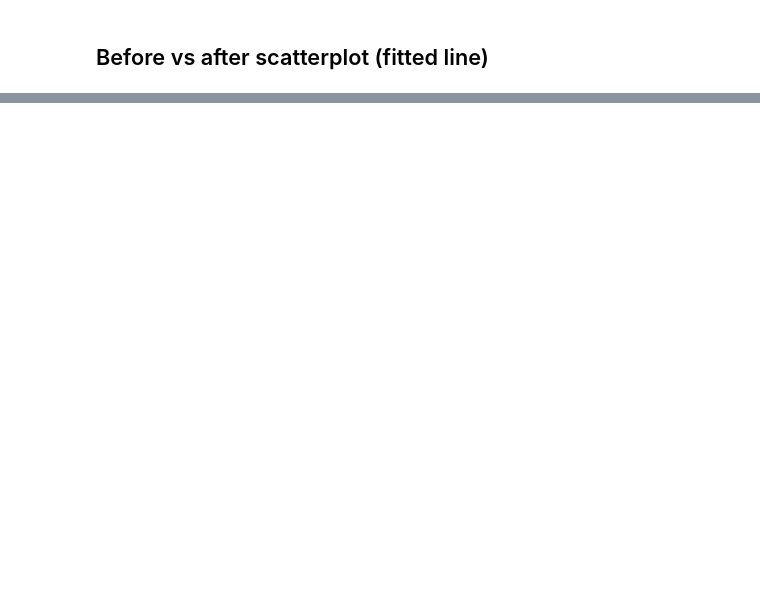
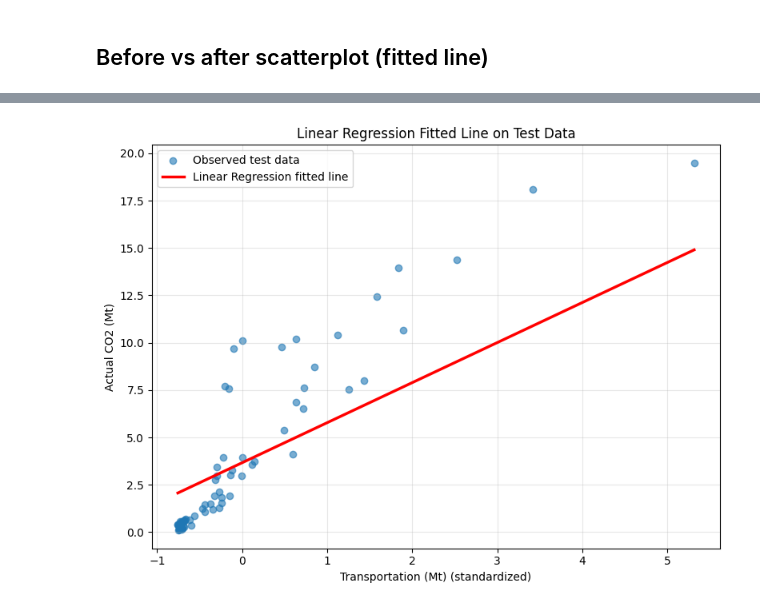
Before and after one commit to hd77alu/linear_regression_model, a Jupyter notebook: summative/linear_regression/multivariate.ipynb, the cells around one changed output, grey strips where cells are left out. Drawn from its saved outputs; the diff is of its cells as text; code cells hidden in the pictures; blank space fills up the shorter version.

```diff
--- a/summative/linear_regression/multivariate.ipynb
+++ b/summative/linear_regression/multivariate.ipynb
@@ -234,0 +450,17 @@ plt.show()
+# %%
+# Model training
+models = {
+    'Linear Regression': LinearRegression(),
+    'Decision Tree': DecisionTreeRegressor(random_state=42),
+    'Random Forest': RandomForestRegressor(n_estimators=300, random_state=42, n_jobs=-1),
+}
+
+trained_models = {}
+predictions = {}
+
+for name, model in models.items():
+    model.fit(X_train, y_train)
+    trained_models[name] = model
+    predictions[name] = model.predict(X_test)
+
+print('Models trained:', list(trained_models.keys()))
@@ -244,0 +626,32 @@ plt.show()
+# %%
+# Scatter plot with fitted linear regression line (trained model)
+linear_regression_model = trained_models['Linear Regression']
+
+# Choose one feature to visualize the fitted line against
+plot_feature = 'Transportation (Mt)'
+if plot_feature not in X_test.columns:
+    raise KeyError(f"{plot_feature} is not present in X_test columns")
+
+# Scatter: observed target vs chosen feature (test set)
+x_obs = X_test[plot_feature]
+y_obs = y_test
+plt.figure(figsize=(8, 6))
+plt.scatter(x_obs, y_obs, alpha=0.6, label='Observed test data')
+
+# Build a straight fitted line from the trained Linear Regression model
+x_line = np.linspace(x_obs.min(), x_obs.max(), 120)
+baseline = X_test.mean(numeric_only=True)
+line_df = pd.DataFrame([baseline] * len(x_line), columns=X_test.columns)
+line_df[plot_feature] = x_line
+y_line = linear_regression_model.predict(line_df)
+
+plt.plot(x_line, y_line, color='red', linewidth=2.5, label='Linear Regression fitted line')
+plt.title('Linear Regression Fitted Line on Test Data')
+plt.xlabel(f'{plot_feature} (standardized)')
+plt.ylabel('Actual CO2 (Mt)')
+plt.legend()
+plt.grid(alpha=0.3)
+plt.tight_layout()
+plt.show()
+# %% [output]
+[figure, added]
```
Also changed, not shown: parts of 15 cells of this notebook, 2 other files.
